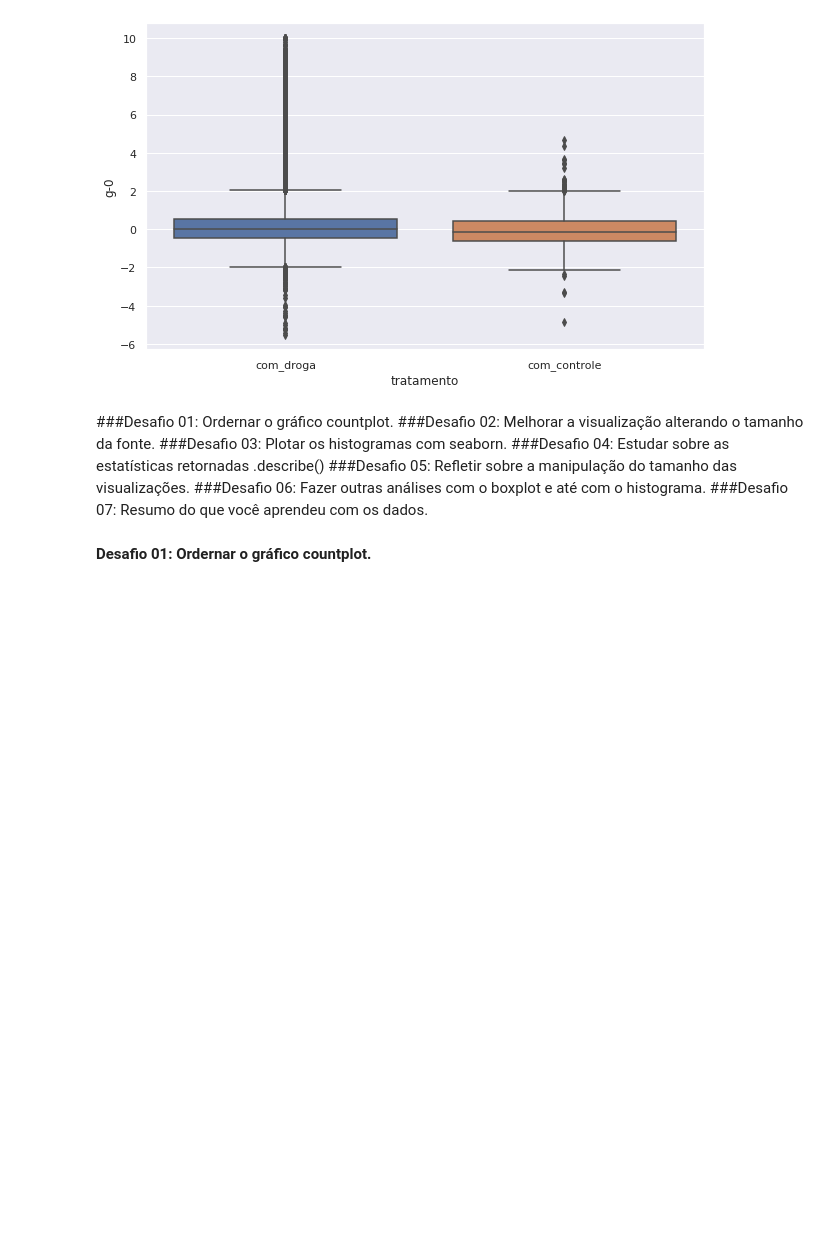
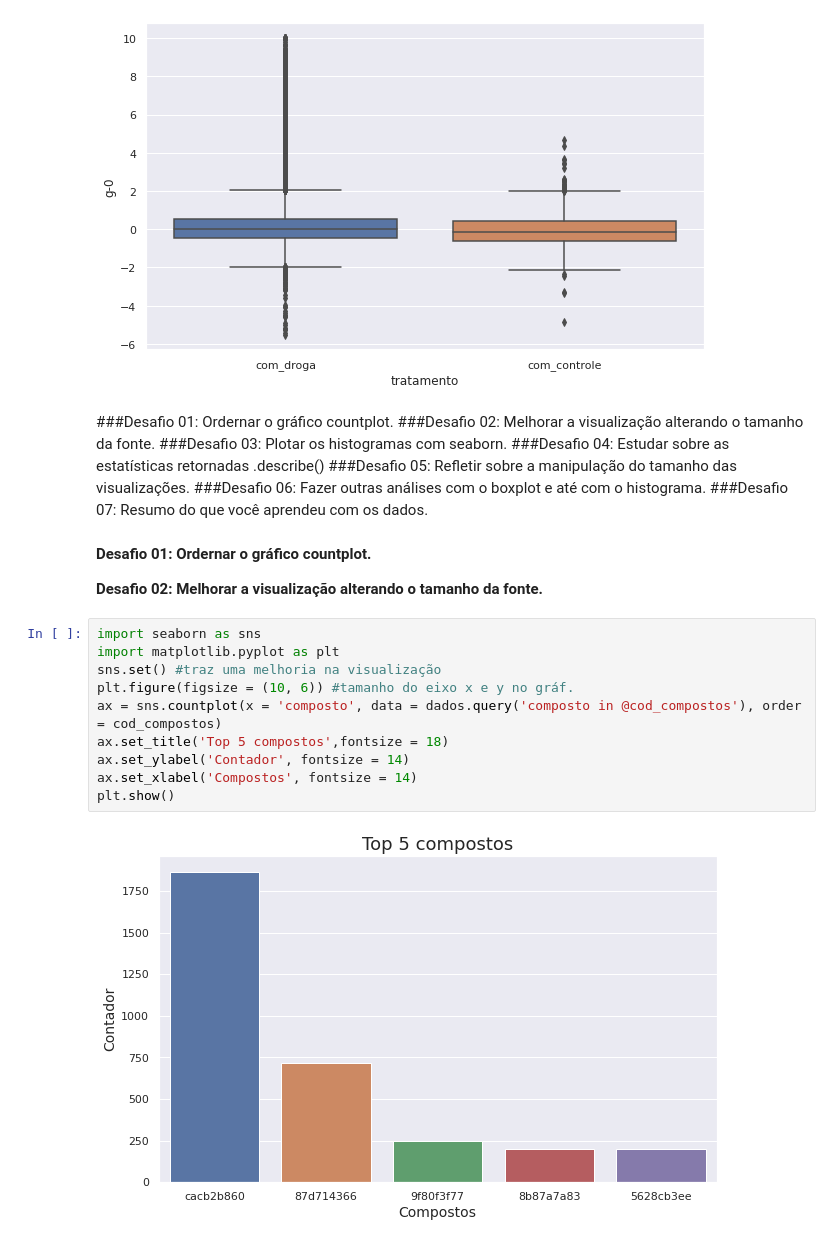
Before and after one commit to CesarAlbuquerque85/Imersao-Alura, a Jupyter notebook: Alura_Imersao_aula2.ipynb, the cells around one changed output. Drawn from its saved outputs; the diff is of its cells as text; blank space fills up the shorter version.

```diff
--- a/Alura_Imersao_aula2.ipynb
+++ b/Alura_Imersao_aula2.ipynb
@@ -190,3 +191,17 @@ sns.boxplot(y='g-0', x='tratamento', data=dados)
 ###Desafio 07: Resumo do que você aprendeu com os dados.
 # %% [markdown]
 **Desafio 01: Ordernar o gráfico countplot.**
+
+**Desafio 02: Melhorar a visualização alterando o tamanho da fonte.**
+# %%
+import seaborn as sns
+import matplotlib.pyplot as plt
+sns.set() #traz uma melhoria na visualização
+plt.figure(figsize = (10, 6)) #tamanho do eixo x e y no gráf.
+ax = sns.countplot(x = 'composto', data = dados.query('composto in @cod_compostos'), order = cod_compostos)
+ax.set_title('Top 5 compostos',fontsize = 18)
+ax.set_ylabel('Contador', fontsize = 14)
+ax.set_xlabel('Compostos', fontsize = 14)
+plt.show()
+# %% [output]
+[figure, added]
```
Also changed, not shown: parts of 14 cells of this notebook.
